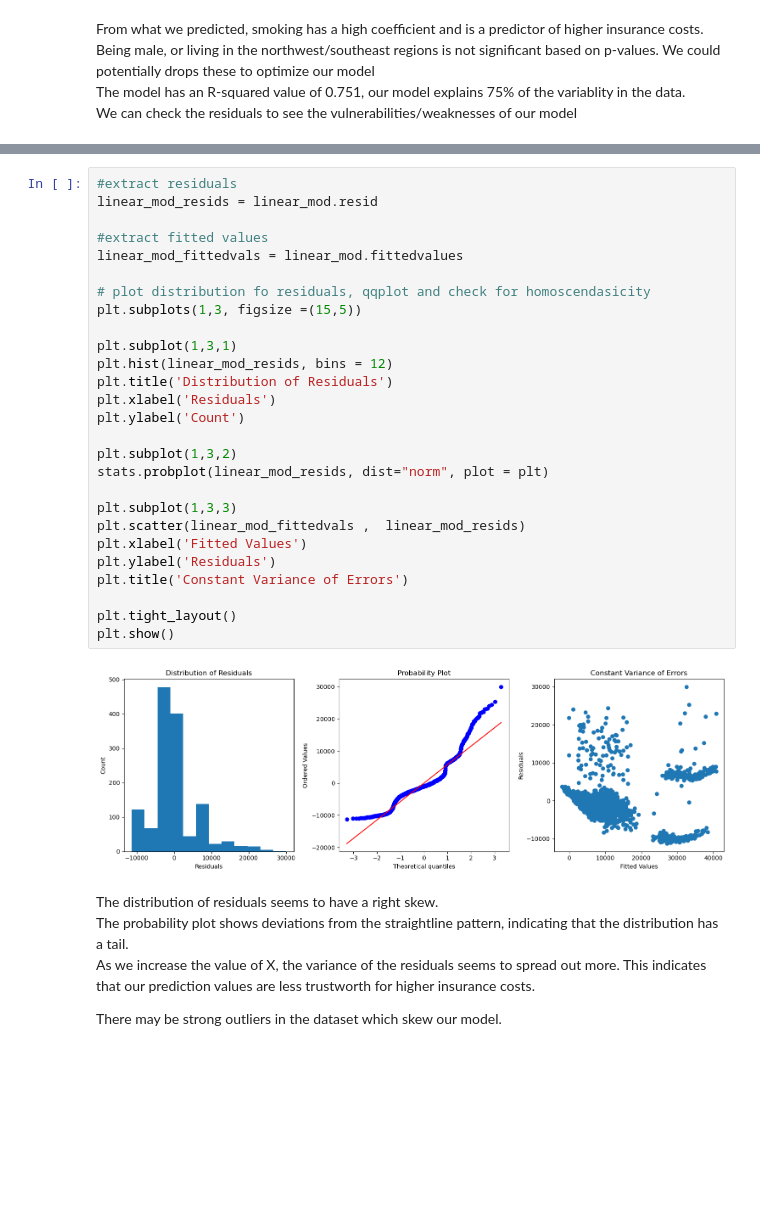
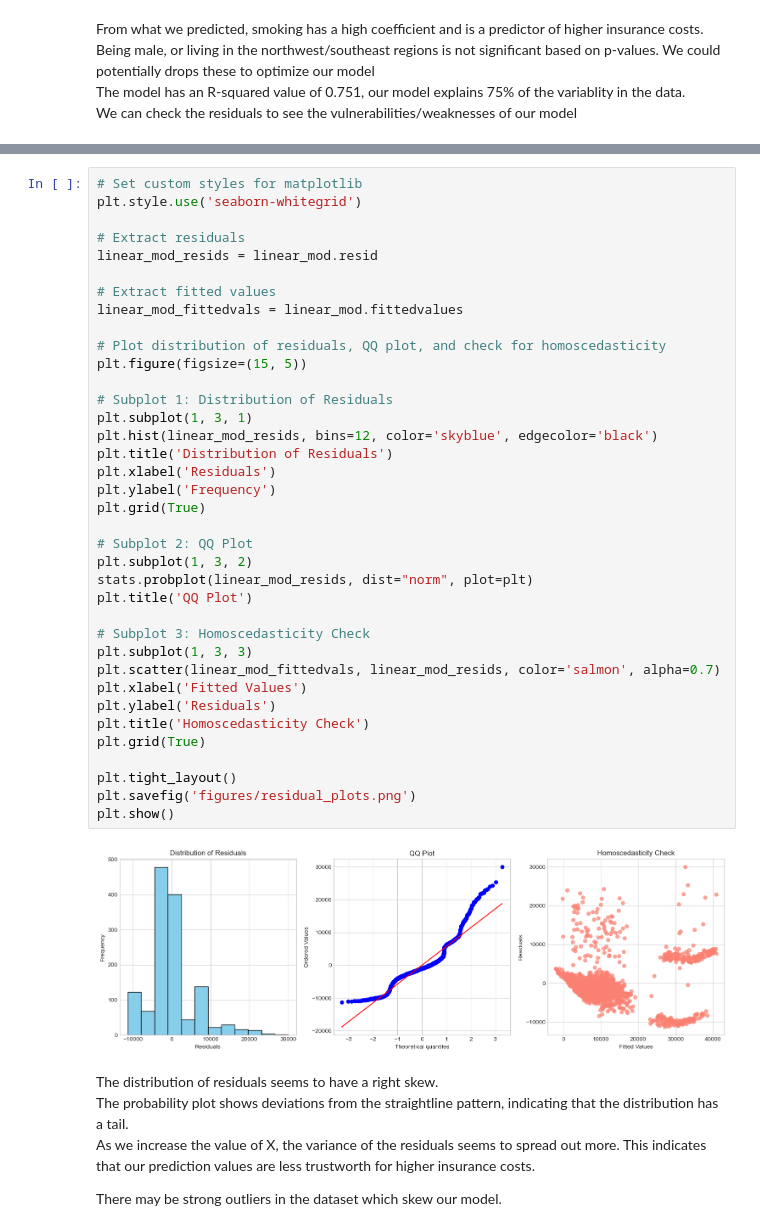
Before and after one commit to ntran119/data_projects, a Jupyter notebook: 2023_Medical_Insurance/2023_Predicting_Medical_Insurance.ipynb, the cells around one changed output, grey strips where cells are left out. Cells and saved outputs as stored; diff of their text form; blank space fills up the shorter version.

```diff
--- a/2023_Medical_Insurance/2023_Predicting_Medical_Insurance.ipynb
+++ b/2023_Medical_Insurance/2023_Predicting_Medical_Insurance.ipynb
@@ -466,32 +517,42 @@ linear_mod_fittedvals = linear_mod.fittedvalues
 # %%
-#extract residuals
+# Set custom styles for matplotlib
+plt.style.use('seaborn-whitegrid')
+
+# Extract residuals
 linear_mod_resids = linear_mod.resid
 
-#extract fitted values
+# Extract fitted values
 linear_mod_fittedvals = linear_mod.fittedvalues
 
-# plot distribution fo residuals, qqplot and check for homoscendasicity
-plt.subplots(1,3, figsize =(15,5))
+# Plot distribution of residuals, QQ plot, and check for homoscedasticity
+plt.figure(figsize=(15, 5))
 
-plt.subplot(1,3,1)
-plt.hist(linear_mod_resids, bins = 12)
+# Subplot 1: Distribution of Residuals
+plt.subplot(1, 3, 1)
+plt.hist(linear_mod_resids, bins=12, color='skyblue', edgecolor='black')
 plt.title('Distribution of Residuals')
 plt.xlabel('Residuals')
-plt.ylabel('Count')
+plt.ylabel('Frequency')
+plt.grid(True)
 
-plt.subplot(1,3,2)
-stats.probplot(linear_mod_resids, dist="norm", plot = plt)
+# Subplot 2: QQ Plot
+plt.subplot(1, 3, 2)
+stats.probplot(linear_mod_resids, dist="norm", plot=plt)
+plt.title('QQ Plot')
 
-plt.subplot(1,3,3)
-plt.scatter(linear_mod_fittedvals ,  linear_mod_resids)
+# Subplot 3: Homoscedasticity Check
+plt.subplot(1, 3, 3)
+plt.scatter(linear_mod_fittedvals, linear_mod_resids, color='salmon', alpha=0.7)
 plt.xlabel('Fitted Values')
 plt.ylabel('Residuals')
-plt.title('Constant Variance of Errors')
+plt.title('Homoscedasticity Check')
+plt.grid(True)
 
 plt.tight_layout()
+plt.savefig('figures/residual_plots.png')
 plt.show()
 # %% [output]
-[figure, old version]
+[figure, new version]
 # %% [markdown]
 The distribution of residuals seems to have a right skew. <br>
 The probability plot shows deviations from the straightline pattern, indicating that the distribution has a tail. <br>
```
Also changed, not shown: parts of 11 cells of this notebook, 6 other files.
